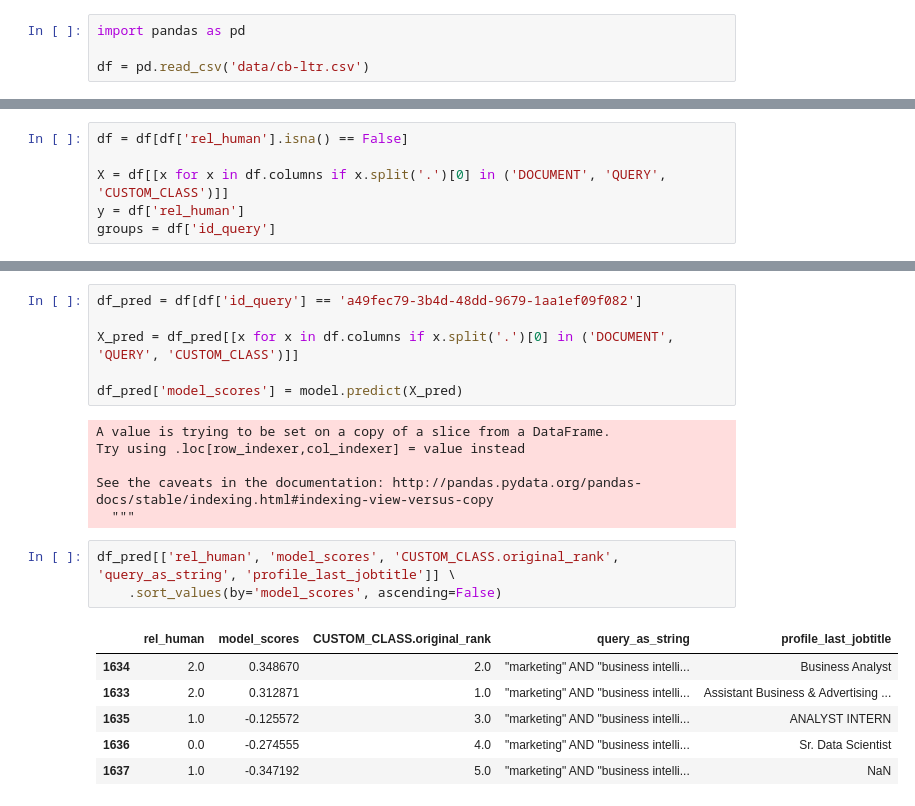
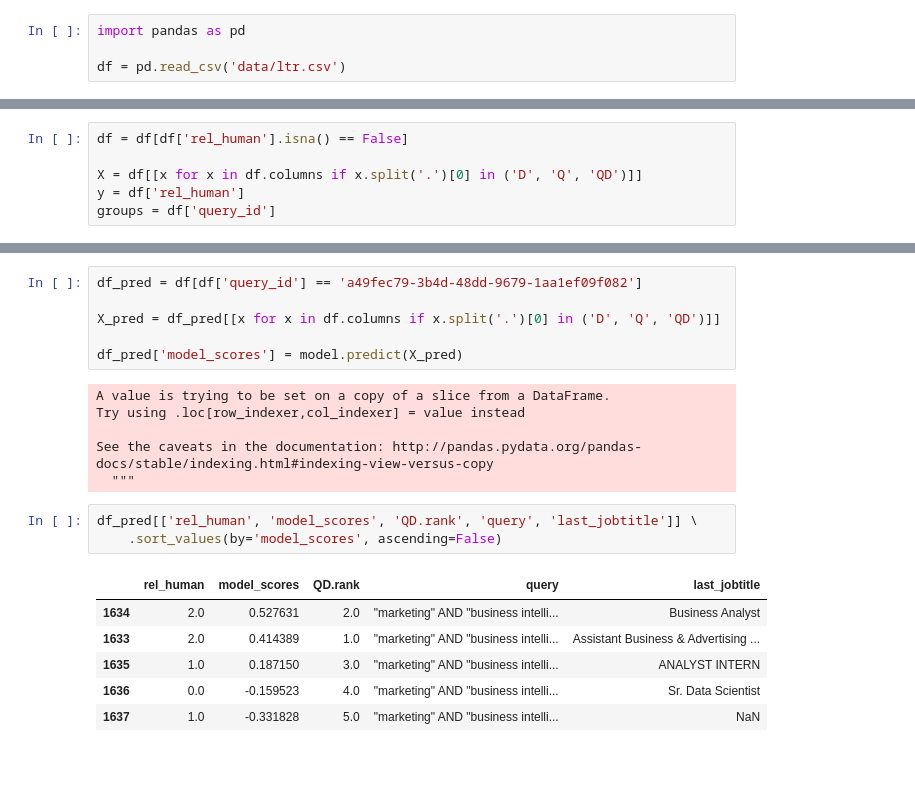
Before and after one commit to EikeDehling/machine-learnings, a Jupyter notebook: ltr.ipynb, the cells around one changed output, grey strips where cells are left out. Saved outputs shown, nothing was run; the diff lists cells and outputs as text; blank space fills up the shorter version.

```diff
--- a/ltr.ipynb
+++ b/ltr.ipynb
@@ -9,7 +9,7 @@ We'll start this with an overview of the dataset
 # %%
 import pandas as pd
 
-df = pd.read_csv('data/cb-ltr.csv')
+df = pd.read_csv('data/ltr.csv')
 # %%
 df.shape
 # %% [output]
@@ -119,9 +119,9 @@ First we prepare the data. For ranking this is slightly different than usual:
 # %%
 df = df[df['rel_human'].isna() == False]
 
-X = df[[x for x in df.columns if x.split('.')[0] in ('DOCUMENT', 'QUERY', 'CUSTOM_CLASS')]]
+X = df[[x for x in df.columns if x.split('.')[0] in ('D', 'Q', 'QD')]]
 y = df['rel_human']
-groups = df['id_query']
+groups = df['query_id']
 # %% [markdown]
 Now we create a train and test set.
 # %%
@@ -215,9 +219,9 @@ The table above show us the re-ordered results for a query for a 'PMC Technician
 
 Let's look at another result.
 # %%
-df_pred = df[df['id_query'] == 'a49fec79-3b4d-48dd-9679-1aa1ef09f082']
+df_pred = df[df['query_id'] == 'a49fec79-3b4d-48dd-9679-1aa1ef09f082']
 
-X_pred = df_pred[[x for x in df.columns if x.split('.')[0] in ('DOCUMENT', 'QUERY', 'CUSTOM_CLASS')]]
+X_pred = df_pred[[x for x in df.columns if x.split('.')[0] in ('D', 'Q', 'QD')]]
 
 df_pred['model_scores'] = model.predict(X_pred)
 # %% [output]
@@ -227,12 +231,12 @@ Try using .loc[row_indexer,col_indexer] = value instead
 See the caveats in the documentation: http://pandas.pydata.org/pandas-docs/stable/indexing.html#indexing-view-versus-copy
   """
 # %%
-df_pred[['rel_human', 'model_scores', 'CUSTOM_CLASS.original_rank', 'query_as_string', 'profile_last_jobtitle']] \
+df_pred[['rel_human', 'model_scores', 'QD.rank', 'query', 'last_jobtitle']] \
     .sort_values(by='model_scores', ascending=False)
 # %% [output]
-|  | rel_human | model_scores | CUSTOM_CLASS.original_rank | query_as_string | profile_last_jobtitle |
-| 1634 | 2.0 | 0.348670 | 2.0 | "marketing" AND "business intelli... | Business Analyst |
-| 1633 | 2.0 | 0.312871 | 1.0 | "marketing" AND "business intelli... | Assistant Business & Advertising ... |
-| 1635 | 1.0 | -0.125572 | 3.0 | "marketing" AND "business intelli... | ANALYST INTERN |
-| 1636 | 0.0 | -0.274555 | 4.0 | "marketing" AND "business intelli... | Sr. Data Scientist |
-| 1637 | 1.0 | -0.347192 | 5.0 | "marketing" AND "business intelli... | NaN |
+|  | rel_human | model_scores | QD.rank | query | last_jobtitle |
+| 1634 | 2.0 | 0.527631 | 2.0 | "marketing" AND "business intelli... | Business Analyst |
+| 1633 | 2.0 | 0.414389 | 1.0 | "marketing" AND "business intelli... | Assistant Business & Advertising ... |
+| 1635 | 1.0 | 0.187150 | 3.0 | "marketing" AND "business intelli... | ANALYST INTERN |
+| 1636 | 0.0 | -0.159523 | 4.0 | "marketing" AND "business intelli... | Sr. Data Scientist |
+| 1637 | 1.0 | -0.331828 | 5.0 | "marketing" AND "business intelli... | NaN |
```
Also changed, not shown: parts of 8 cells of this notebook, 1 other file.
